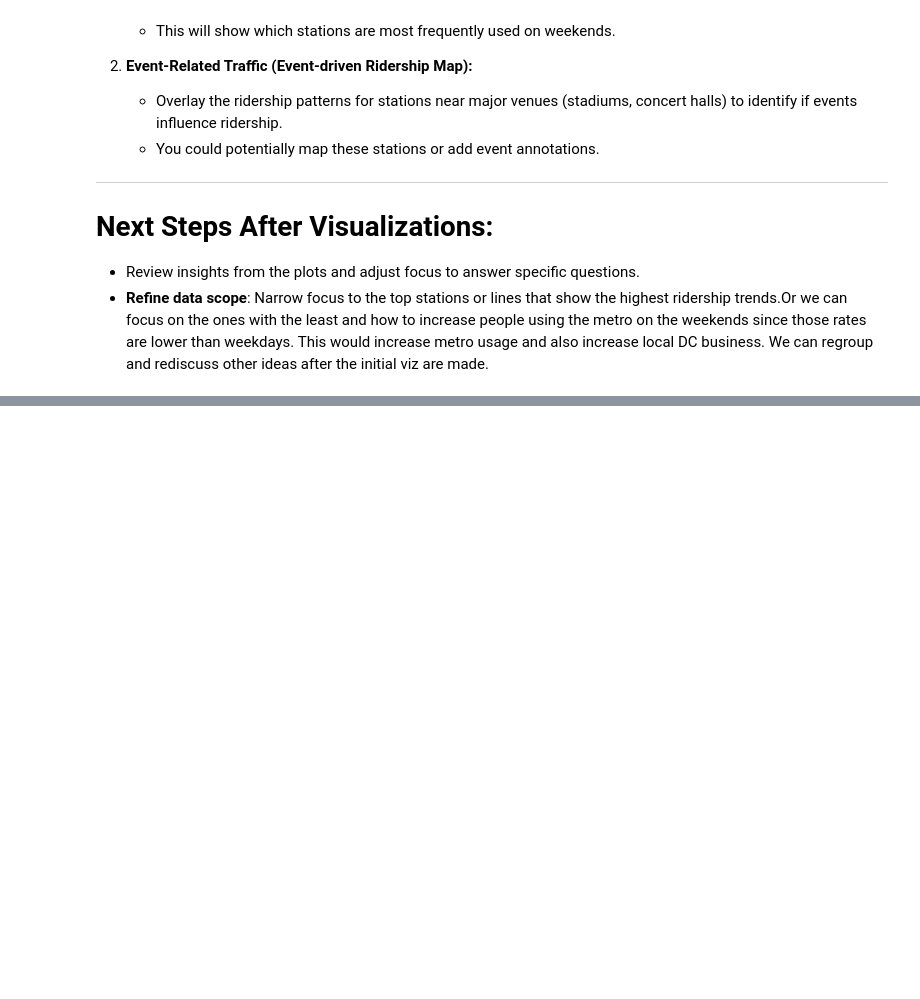
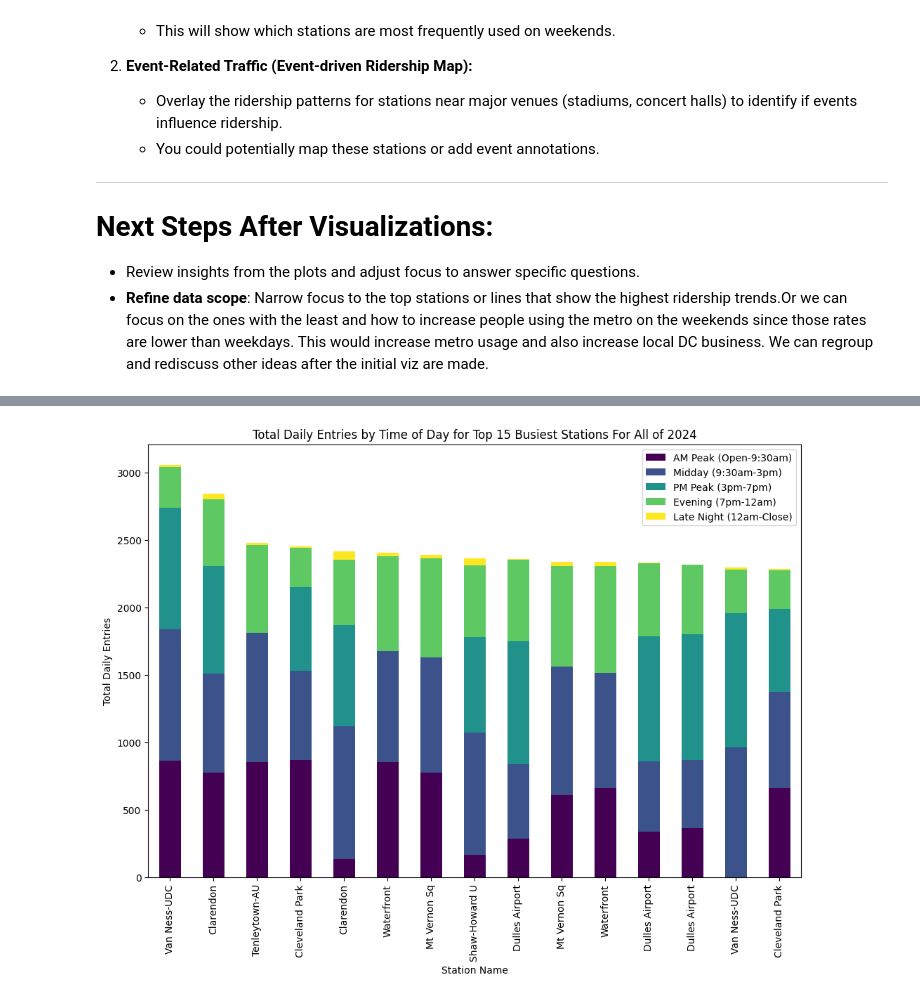
Before and after one commit to maya-mp/WMATA_Analysis, a Jupyter notebook: Info_Challenge/Initial_Viz/First_Visualizations.ipynb, the cells around one changed output, grey strips where cells are left out. Cells and saved outputs as stored; diff of their text form; code cells hidden in the pictures; blank space fills up the shorter version.

```diff
--- a/Info_Challenge/Initial_Viz/First_Visualizations.ipynb
+++ b/Info_Challenge/Initial_Viz/First_Visualizations.ipynb
@@ -117,12 +117,9 @@ print(av_by_month_df.head(5))
 # %%
-#df for average annual entries for all days, weekdays, and weekends in respective order
+#df for compiled average annual daily entries for all days, weekdays, and weekends in respective order (this is for a singular day)
+
 import pandas as pd
 
-av_for_year_all_days_df = pd.read_csv("Boardings by Route Table All Days of Week 2024.csv")
-av_for_year_weekdays_df = pd.read_csv("Boardings by Route Table Weekdays(M-F) 2024.csv")
-av_for_year_weekends_df = pd.read_csv("Boardings by Route Table Weekends(Sat-Sun) 2024.csv")
+av_boardings_for_year = pd.read_csv("Annual_Station_Boarding_Compiled.csv")
 
-print(av_for_year_all_days_df.head(3))
-print(av_for_year_weekdays_df.head(3))
-print(av_for_year_weekends_df.head(3))
+print(av_boardings_for_year.head(5))
 # %% [output]
@@ -225,0 +263,22 @@ Here are my ideas so far:
+# %%
+time_periods = ['Station Name', 'AM Peak (Open-9:30am)', 'Midday (9:30am-3pm)',
+            'PM Peak (3pm-7pm)', 'Evening (7pm-12am)', 'Late Night (12am-Close)']
+
+df_stacked = av_boardings_for_year[time_periods].set_index('Station Name')
+df_stacked = df_stacked.apply(pd.to_numeric, errors='coerce') #had type errors
+df_stacked['Total Daily Entries'] = df_stacked.sum(axis=1)
+
+df_top_15 = df_stacked.sort_values(by='Total Daily Entries', ascending=False).head(15)
+df_top_15 = df_top_15.drop(columns=['Total Daily Entries'])
+
+df_top_15.plot(kind='bar', stacked=True, figsize=(12, 8), colormap='viridis')
+
+#tile and labels
+plt.title('Total Daily Entries by Time of Day for Top 15 Busiest Stations For All of 2024')
+plt.ylabel('Total Daily Entries')
+plt.xlabel('Station Name')
+plt.xticks(rotation=90)
+
+plt.show()
+# %% [output]
+[figure, added]
```
Also changed, not shown: parts of 8 cells of this notebook, 1 other file.
